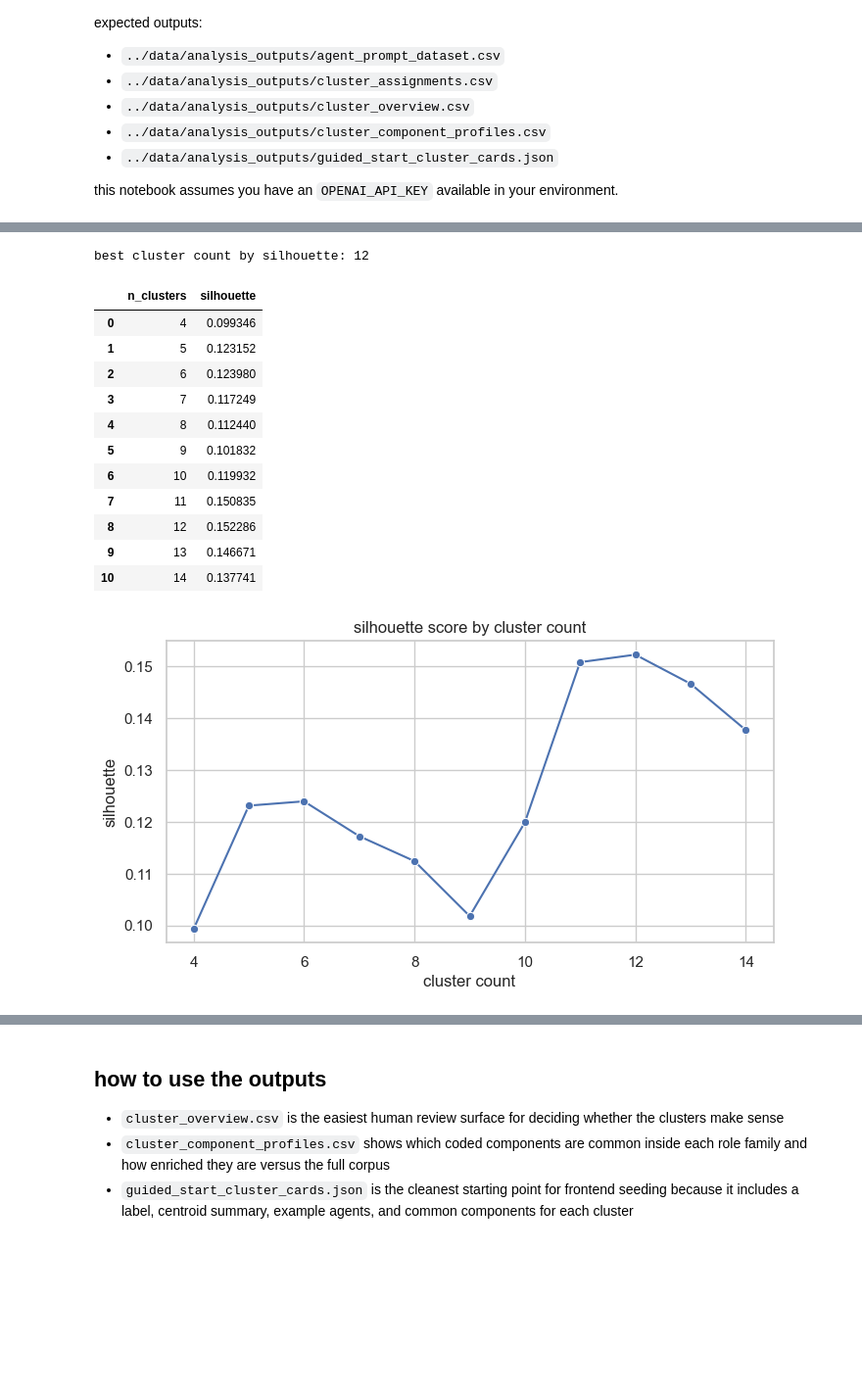
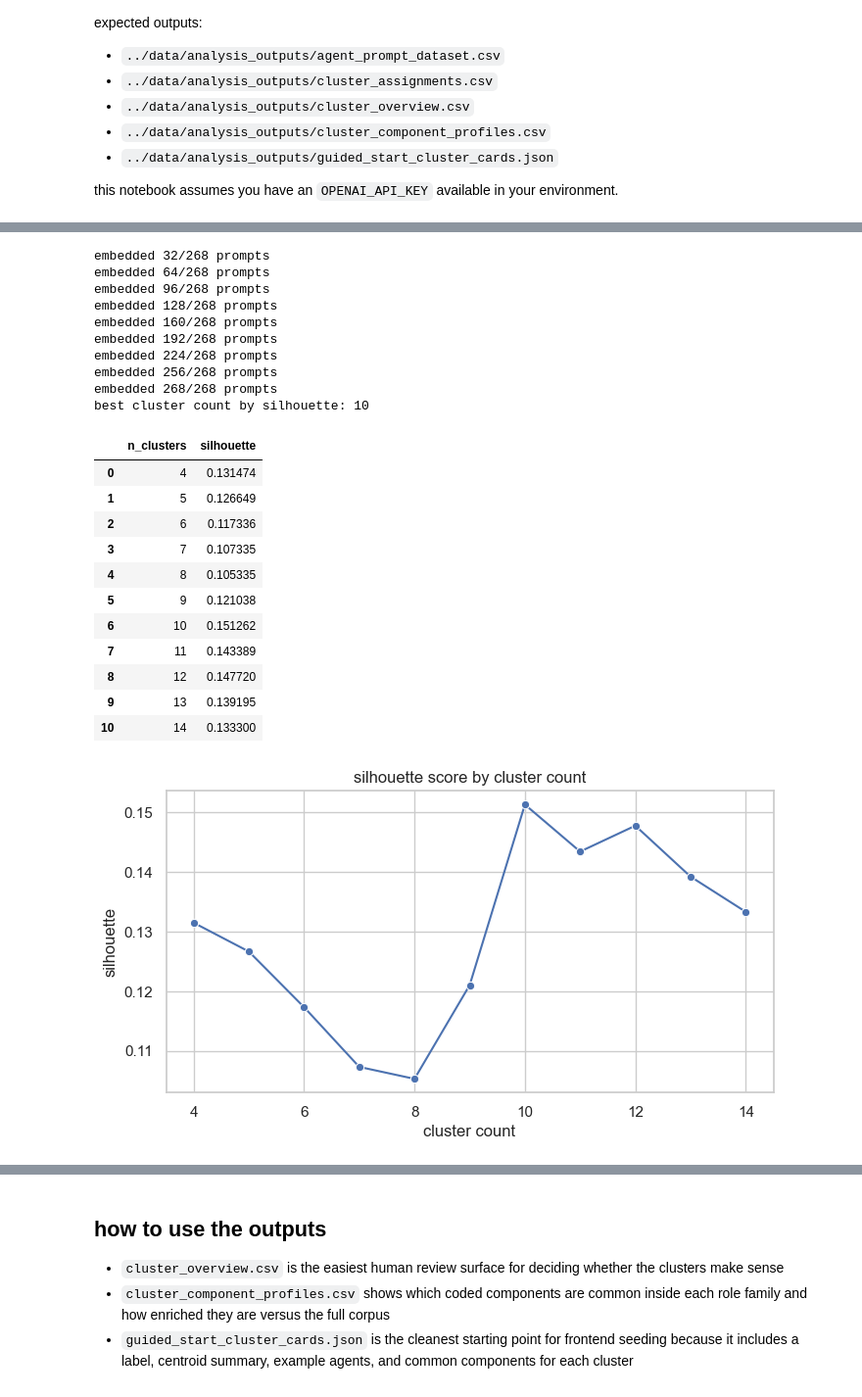
Before and after one commit to lebretou/MAS, a Jupyter notebook: component_analysis/scripts/prompt_role_cluster_analysis.ipynb, the cells around one changed output, grey strips where cells are left out. Shown at 98% size. Cells and saved outputs as stored; diff of their text form; code cells hidden in the pictures; blank space fills up the shorter version.

```diff
--- a/component_analysis/scripts/prompt_role_cluster_analysis.ipynb
+++ b/component_analysis/scripts/prompt_role_cluster_analysis.ipynb
@@ -40,14 +60,14 @@ sns.set_theme(style="whitegrid")
 
 EMBEDDING_MODEL = "text-embedding-3-large"
 EXTRACTION_MODEL = "gpt-4.1-mini"
-LABEL_MODEL = "gpt-4.1-mini"
+LABEL_MODEL = "gpt-5.4"
 
 MIN_CLUSTERS = 4
 MAX_CLUSTERS = 14
 COMPONENT_MIN_RATE = 0.60
 COMPONENT_MIN_LIFT = 1.05
 EXTRACTION_CHAR_LIMIT = 250_000
-EMBEDDING_CHAR_LIMIT = 12_000
+EMBEDDING_CHAR_LIMIT = 4000
 EXTRACTION_AGENT_BATCH_SIZE = 3
 MAX_JSON_REPAIR_ATTEMPTS = 2
 BATCH_SIZE = 32
@@ -372,6 +392,7 @@ def load_or_create_embeddings(df: pd.DataFrame, fingerprint: str, rebuild: bool
         if (
             cached_meta.get("fingerprint") == fingerprint
             and cached_meta.get("embedding_model") == EMBEDDING_MODEL
+            and cached_meta.get("embedding_char_limit") == EMBEDDING_CHAR_LIMIT
         ):
             cached_embeddings = np.load(EMBEDDINGS_CACHE_PATH)
             assert len(cached_embeddings) == len(df), "cached embeddings do not match the current dataset; set REBUILD_EMBEDDINGS = True"
@@ -384,6 +405,7 @@ def load_or_create_embeddings(df: pd.DataFrame, fingerprint: str, rebuild: bool
             {
                 "fingerprint": fingerprint,
                 "embedding_model": EMBEDDING_MODEL,
+                "embedding_char_limit": EMBEDDING_CHAR_LIMIT,
                 "n_rows": len(df),
             },
             indent=2,
@@ -401,46 +423,55 @@ def sweep_cluster_counts(embeddings: np.ndarray, min_clusters: int, max_clusters
         labels = AgglomerativeClustering(
             n_clusters=cluster_count,
             metric="cosine",
             linkage="average",
         ).fit_predict(normalized_embeddings)
         score = silhouette_score(normalized_embeddings, labels, metric="cosine")
         records.append({"n_clusters": cluster_count, "silhouette": score})
 
     return pd.DataFrame(records)
 
 
 effective_max_clusters = min(MAX_CLUSTERS, len(analysis_ready_df) - 1)
 effective_min_clusters = min(MIN_CLUSTERS, effective_max_clusters)
 assert effective_max_clusters >= 2, "need at least 3 extracted prompts before clustering"
 
 embeddings = load_or_create_embeddings(analysis_ready_df, fingerprint=analysis_fingerprint, rebuild=REBUILD_EMBEDDINGS)
 cluster_search_df = sweep_cluster_counts(embeddings, effective_min_clusters, effective_max_clusters)
 best_cluster_count = int(cluster_search_df.sort_values("silhouette", ascending=False).iloc[0]["n_clusters"])
 
 print(f"best cluster count by silhouette: {best_cluster_count}")
 display(cluster_search_df)
 
 plt.figure(figsize=(8, 4))
 sns.lineplot(data=cluster_search_df, x="n_clusters", y="silhouette", marker="o")
 plt.title("silhouette score by cluster count")
 plt.xlabel("cluster count")
 plt.ylabel("silhouette")
 plt.show()
 # %% [output]
-best cluster count by silhouette: 12
+embedded 32/268 prompts
+embedded 64/268 prompts
+embedded 96/268 prompts
+embedded 128/268 prompts
+embedded 160/268 prompts
+embedded 192/268 prompts
+embedded 224/268 prompts
+embedded 256/268 prompts
+embedded 268/268 prompts
+best cluster count by silhouette: 10
 |  | n_clusters | silhouette |
-| 0 | 4 | 0.099346 |
-| 1 | 5 | 0.123152 |
-| 2 | 6 | 0.123980 |
-| 3 | 7 | 0.117249 |
-| 4 | 8 | 0.112440 |
-| 5 | 9 | 0.101832 |
-| 6 | 10 | 0.119932 |
-| 7 | 11 | 0.150835 |
-| 8 | 12 | 0.152286 |
-| 9 | 13 | 0.146671 |
-| 10 | 14 | 0.137741 |
+| 0 | 4 | 0.131474 |
+| 1 | 5 | 0.126649 |
+| 2 | 6 | 0.117336 |
+| 3 | 7 | 0.107335 |
+| 4 | 8 | 0.105335 |
+| 5 | 9 | 0.121038 |
+| 6 | 10 | 0.151262 |
+| 7 | 11 | 0.143389 |
+| 8 | 12 | 0.147720 |
+| 9 | 13 | 0.139195 |
+| 10 | 14 | 0.133300 |
-[figure, old version]
+[figure, new version]
 # %%
 SELECTED_CLUSTER_COUNT = best_cluster_count
 
```
Also changed, not shown: parts of 4 cells of this notebook, 35 other files.
